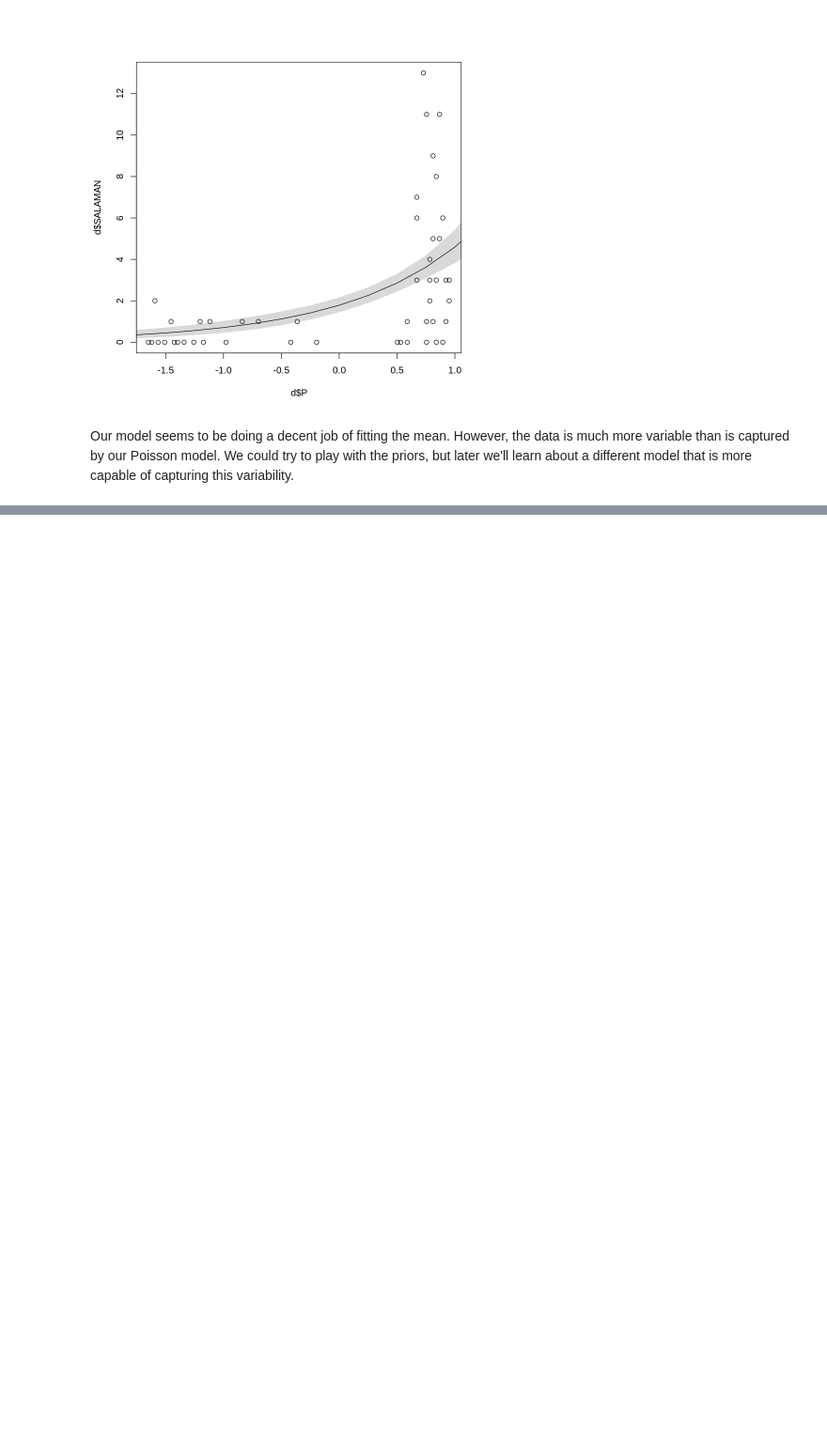
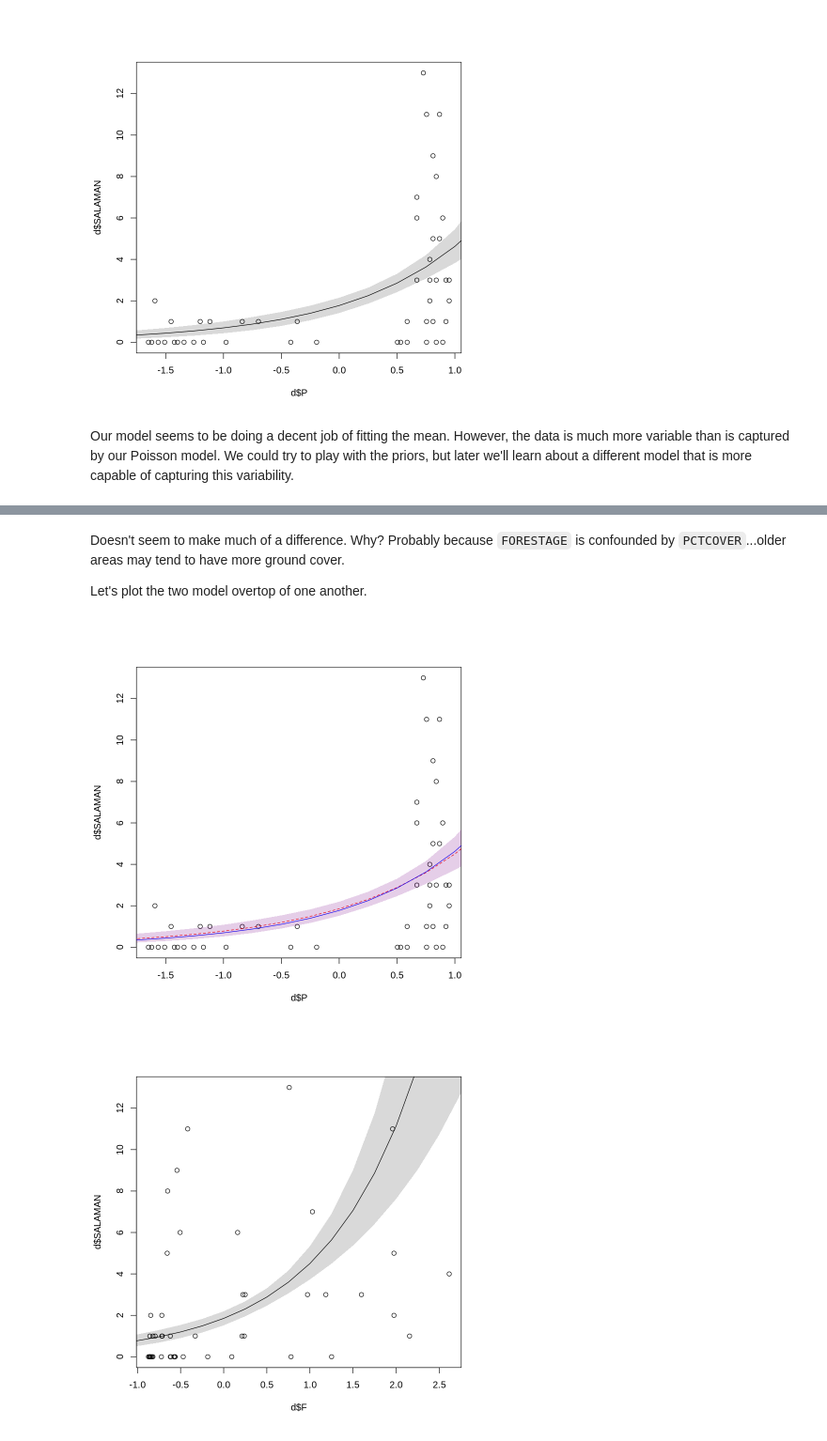
Before and after one commit to nicklausmillican/StatisticalRethinkingIISolutions, a Jupyter notebook: StatisticalRethinkingSolutions2_Ch11.ipynb, the cells around one changed output, grey strips where cells are left out. Shown: that part at 94% size. Saved outputs shown, nothing was run; the diff lists cells and outputs as text; code cells hidden in the pictures; blank space fills up the shorter version.

```diff
--- a/StatisticalRethinkingSolutions2_Ch11.ipynb
+++ b/StatisticalRethinkingSolutions2_Ch11.ipynb
@@ -1131,0 +1159,12 @@ Our model seems to be doing a decent job of fitting the mean.  However, the data
+# %%
+model2 <- alist(
+  SALAMAN ~ dpois(lambda),
+    log(lambda) <- a + bP*P + bF*F,
+      a ~ dnorm(1, 0.5),
+      bP ~ dnorm(0, 0.3),
+      bF ~ dnorm(0, 0.3)
+)
+
+m_ulam2 <- ulam(model2, data=d, chains=4, cores=4)
+
+round(precis(m_ulam2),4)
@@ -1131,0 +1195,22 @@ Our model seems to be doing a decent job of fitting the mean.  However, the data
+# %% [markdown]
+Doesn't seem to make much of a difference.  Why?  Probably because `FORESTAGE` is confounded by `PCTCOVER`...older areas may tend to have more ground cover.
+
+Let's plot the two model overtop of one another.
+# %%
+P_seq <- seq(from=-3, to=3, length.out=25)
+F_seq <- seq(from=-3, to=3, length.out=25)
+sim_means2 <- link(m_ulam2, data=list(P=P_seq, F=F_seq))
+sim_PI2 <- apply(sim_means2, 2, PI)
+
+plot(d$SALAMAN ~ d$P)
+lines(colMeans(sim_means2) ~ P_seq, lty=2, col="red")
+lines(colMeans(sim_means) ~ P_seq, col="blue")
+shade(sim_PI2, P_seq, col=col.alpha("red", 0.1))
+shade(sim_PI2, P_seq, col=col.alpha("blue", 0.1))
+
+plot(d$SALAMAN ~ d$F)
+lines(colMeans(sim_means2) ~ F_seq)
+shade(sim_PI2, F_seq)
+# %% [output]
+[figure, added]
+[figure, added]
```
Also changed, not shown: parts of 5 cells of this notebook.
